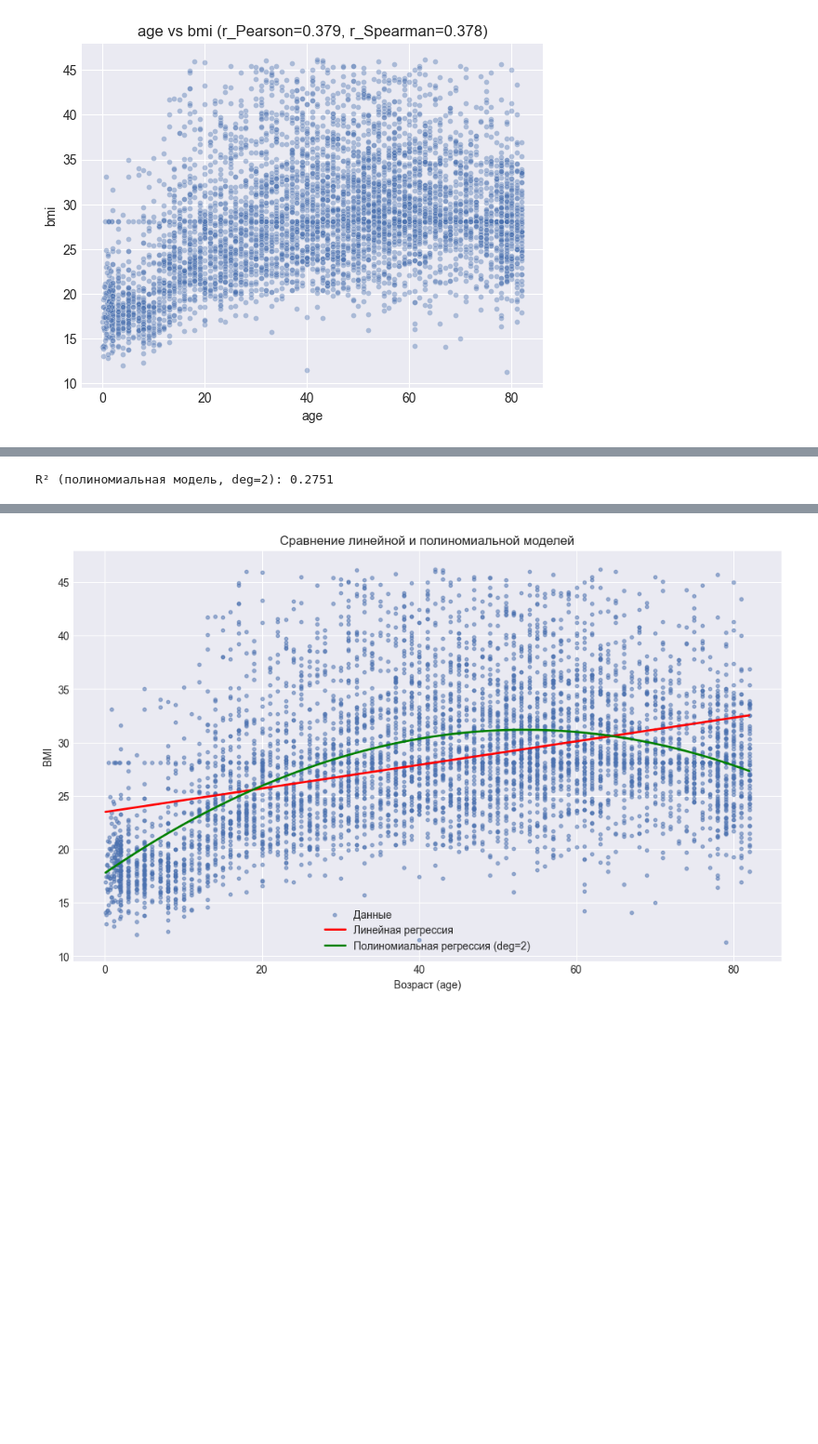
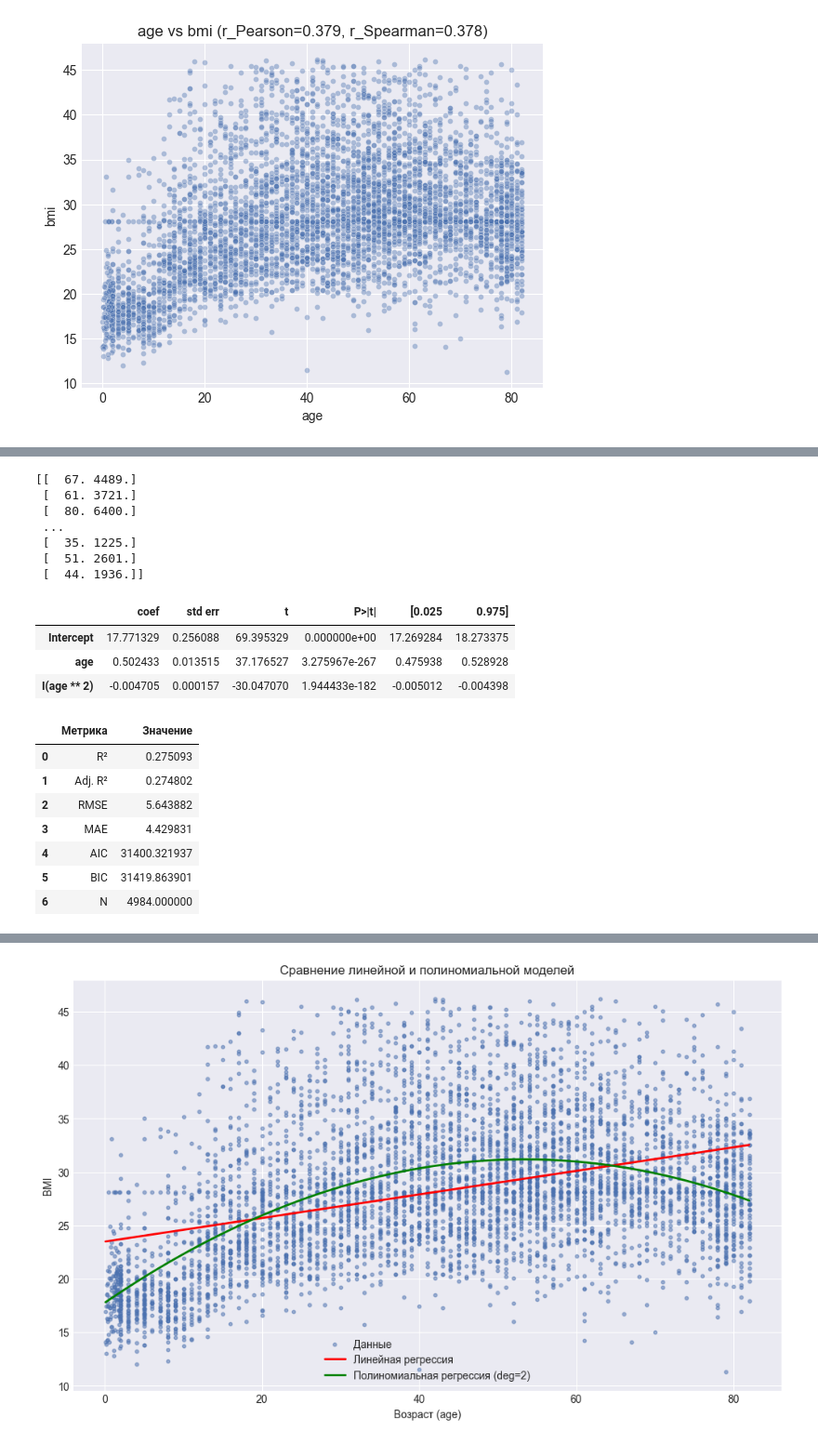
Before and after one commit to Zahar-Bratchikov/statistic, a Jupyter notebook: lab9/ex1.ipynb, the cells around one changed output, grey strips where cells are left out. Shown at 93% size. Drawn from its saved outputs; the diff is of its cells as text; code cells hidden in the pictures; blank space fills up the shorter version.

```diff
--- a/lab9/ex1.ipynb
+++ b/lab9/ex1.ipynb
@@ -208,22 +208,67 @@ Notes:
 # %%
 # 1.8 Полиномиальная регрессия (пример: степень 2) через sklearn
 X = age_bmi_final[['age']].values
 y = age_bmi_final['bmi'].values
 
 poly = PolynomialFeatures(degree=2, include_bias=False)
 X_poly = poly.fit_transform(X)
 
 poly_model = LinearRegression()
 poly_model.fit(X_poly, y)
 
 # Прогнозы на обучающих данных (для сравнения с п. 1.9)
 y_poly_pred = poly_model.predict(X_poly)
 
-# Дополнительно (не по ТЗ, но полезно): R²
-r2_poly = r2_score(y, y_poly_pred)
-print(f"R² (полиномиальная модель, deg=2): {r2_poly:.4f}")
+# Таблица результатов по типу summary (коэффициенты + метрики) через statsmodels
+poly_ols = smf.ols('bmi ~ age + I(age**2)', data=age_bmi_final).fit()
+
+conf_int = poly_ols.conf_int()
+coef_table = pd.DataFrame({
+    'coef': poly_ols.params,
+    'std err': poly_ols.bse,
+    't': poly_ols.tvalues,
+    'P>|t|': poly_ols.pvalues,
+    '[0.025': conf_int[0],
+    '0.975]': conf_int[1],
+})
+display(coef_table)
+
+rmse = np.sqrt(mean_squared_error(y, poly_ols.fittedvalues))
+mae = np.mean(np.abs(y - poly_ols.fittedvalues))
+
+metrics_table = pd.DataFrame({
+    'Метрика': ['R²', 'Adj. R²', 'RMSE', 'MAE', 'AIC', 'BIC', 'N'],
+    'Значение': [
+        poly_ols.rsquared,
+        poly_ols.rsquared_adj,
+        rmse,
+        mae,
+        poly_ols.aic,
+        poly_ols.bic,
+        int(poly_ols.nobs),
+    ],
+})
+display(metrics_table)
 # %% [output]
-R² (полиномиальная модель, deg=2): 0.2751
+[[  67. 4489.]
+ [  61. 3721.]
+ [  80. 6400.]
+ ...
+ [  35. 1225.]
+ [  51. 2601.]
+ [  44. 1936.]]
+|  | coef | std err | t | P>|t| | [0.025 | 0.975] |
+| Intercept | 17.771329 | 0.256088 | 69.395329 | 0.000000e+00 | 17.269284 | 18.273375 |
+| age | 0.502433 | 0.013515 | 37.176527 | 3.275967e-267 | 0.475938 | 0.528928 |
+| I(age ** 2) | -0.004705 | 0.000157 | -30.047070 | 1.944433e-182 | -0.005012 | -0.004398 |
+|  | Метрика | Значение |
+| 0 | R² | 0.275093 |
+| 1 | Adj. R² | 0.274802 |
+| 2 | RMSE | 5.643882 |
+| 3 | MAE | 4.429831 |
+| 4 | AIC | 31400.321937 |
+| 5 | BIC | 31419.863901 |
+| 6 | N | 4984.000000 |
 # %%
 # 1.9 Сравнение линейной и полиномиальной моделей по квадрату отклонения (MSE)
 # Линейная модель
```
Also changed, not shown: parts of 3 cells of this notebook.
